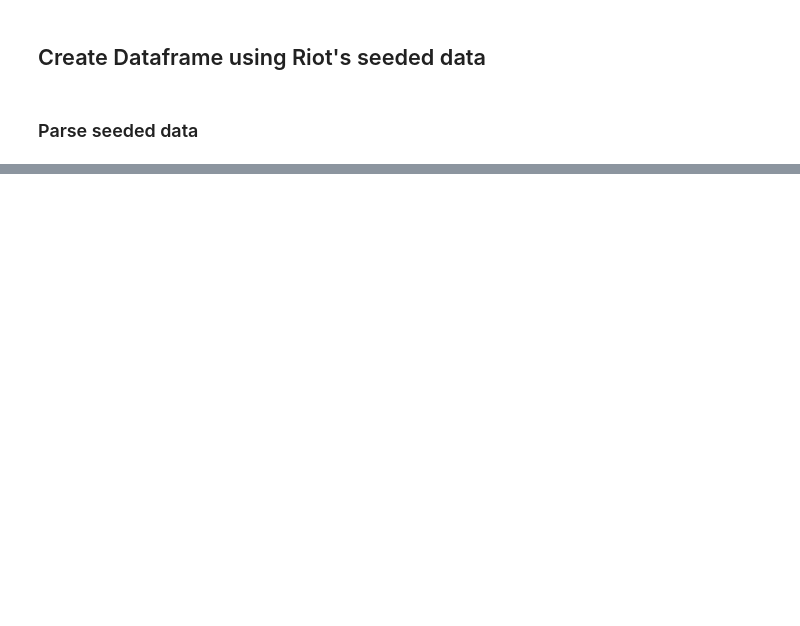
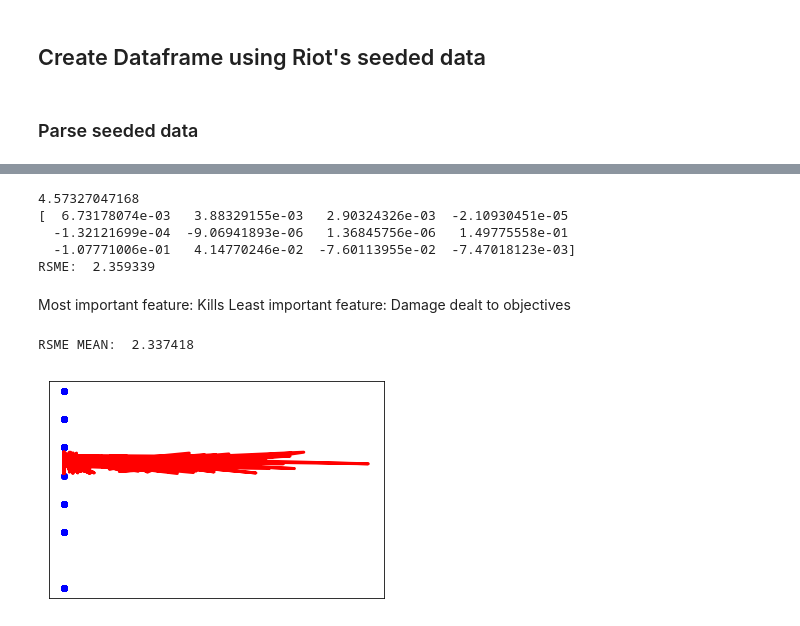
Before and after one commit to nikkodg/league-rank-predictor, a Jupyter notebook: league-rank-predictor.ipynb, the cells around one changed output, grey strips where cells are left out. Saved outputs shown, nothing was run; the diff lists cells and outputs as text; code cells hidden in the pictures; blank space fills up the shorter version.

```diff
--- a/league-rank-predictor.ipynb
+++ b/league-rank-predictor.ipynb
@@ -95,0 +367,66 @@ print(stats_df)
+# %%
+#Linear Regression
+from sklearn.linear_model import LinearRegression
+from sklearn import preprocessing
+from sklearn import metrics
+import numpy as np
+
+le = preprocessing.LabelEncoder()
+linreg = LinearRegression()
+
+le.fit(["UNRANKED", "BRONZE", "SILVER", "GOLD", "PLATINUM", "DIAMOND", "MASTER", "CHALLENGER"])
+Y = le.transform(label_vector)
+
+X_train, X_test, y_train, y_test = train_test_split(Z, Y, test_size=0.3, random_state=2)
+
+linreg.fit(X_train, y_train)
+
+
+print(linreg.intercept_)
+print(linreg.coef_)
+
+y_prediction_linR = linreg.predict(X_test)
+mse = metrics.mean_squared_error(y_test, y_prediction_linR)
+rmse = np.sqrt(mse)
+print('%s %lf' % ('RSME: ', rmse))
+# %% [output]
+4.57327047168
+[  6.73178074e-03   3.88329155e-03   2.90324326e-03  -2.10930451e-05
+  -1.32121699e-04  -9.06941893e-06   1.36845756e-06   1.49775558e-01
+  -1.07771006e-01   4.14770246e-02  -7.60113955e-02  -7.47018123e-03]
+RSME:  2.359339
+# %% [markdown]
+Most important feature: Kills
+Least important feature: Damage dealt to objectives
+# %%
+#Cross-validation for Linear Regression
+
+crosslinreg = LinearRegression()
+mse_list = cross_val_score(crosslinreg, Z, Y, cv =10, scoring='neg_mean_squared_error')
+
+## converting to positive and and squaring
+mse_list_positive = -mse_list
+
+# using numpy sqrt function to calculate rmse:
+rmse_list = np.sqrt(mse_list_positive)
+#print(mse_list)
+#print(rmse_list)
+print('%s %lf' % ('RSME MEAN: ', rmse_list.mean()))
+# %% [output]
+RSME MEAN:  2.337418
+# %%
+from sklearn import datasets, linear_model
+import matplotlib.pyplot as plt
+
+#can not accurately plot because we have to many features
+
+plt.scatter(X_test.values[:,0], y_test,  color='blue')
+
+plt.plot(X_test, y_prediction_linR, color='red', linewidth=3)
+
+plt.xticks(())
+plt.yticks(())
+
+plt.show()
+# %% [output]
+[figure, added]
```
Also changed, not shown: parts of 10 cells of this notebook, 11 other files.
